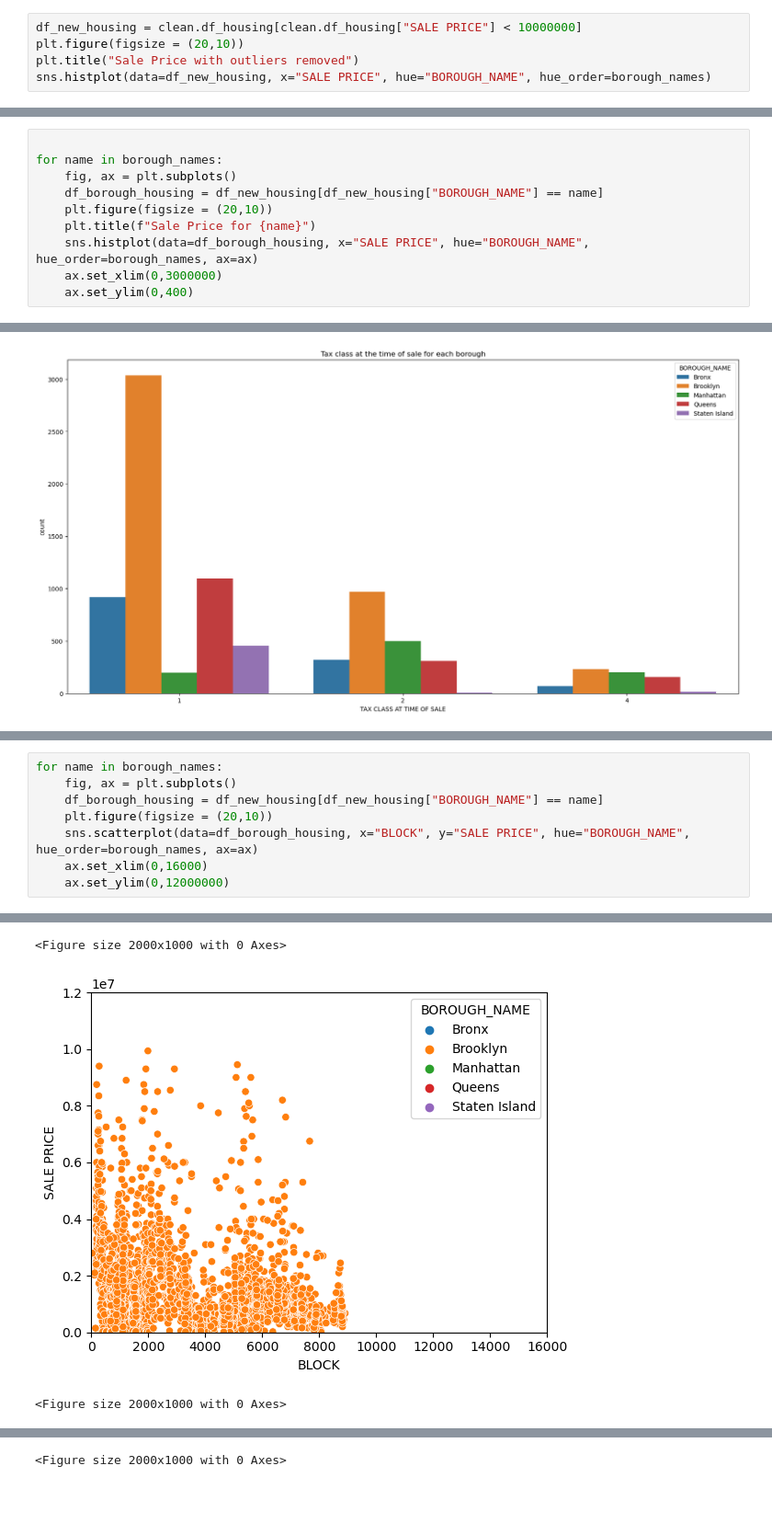
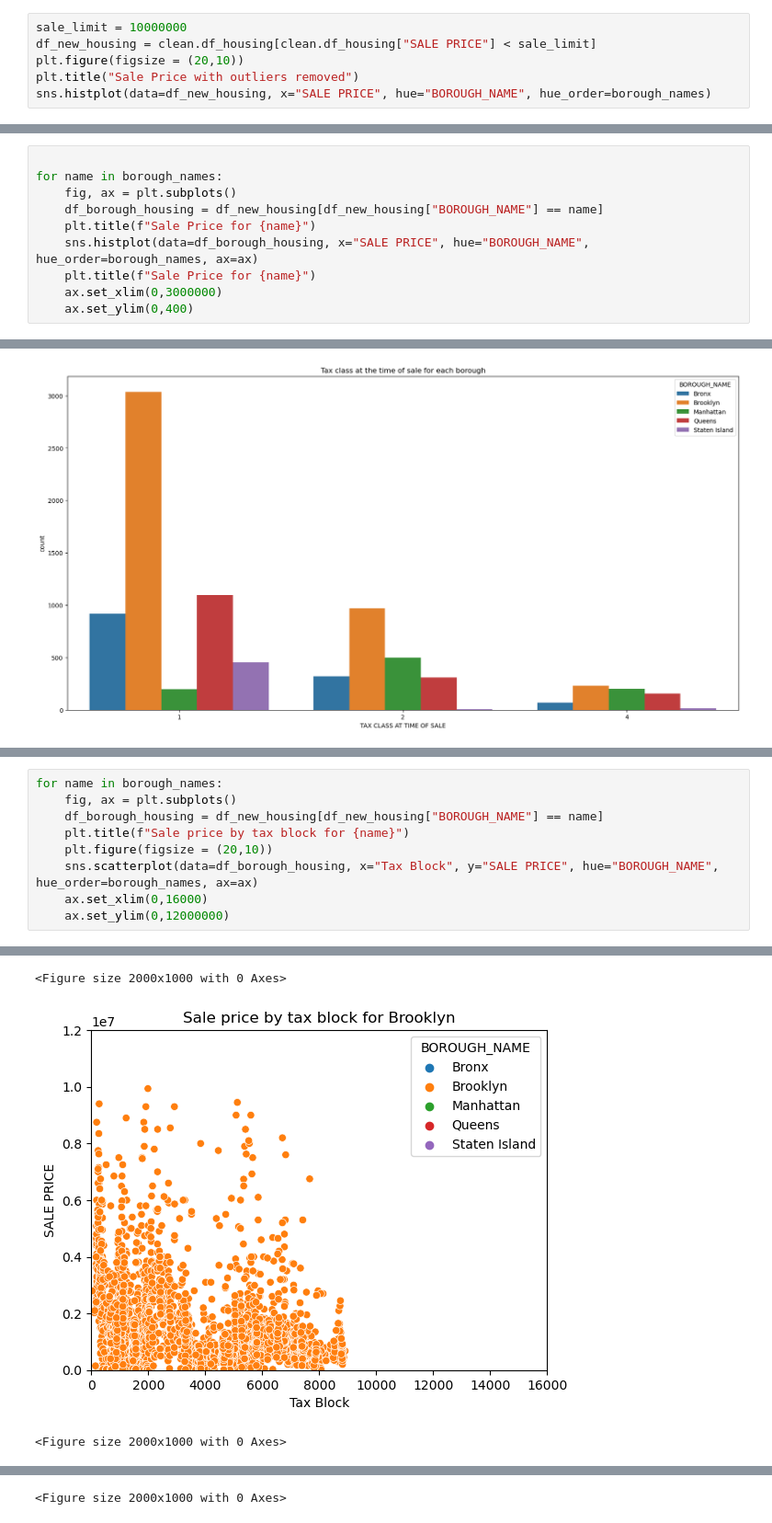
Before and after one commit to arame/MagnimindTask1, a Jupyter notebook: Task1_eda.ipynb, the cells around one changed output, grey strips where cells are left out. Shown at 92% size. Saved outputs shown, nothing was run; the diff lists cells and outputs as text; blank space fills up the shorter version.

```diff
--- a/Task1_eda.ipynb
+++ b/Task1_eda.ipynb
@@ -109,7 +132,8 @@ It is hard to see the distribution of Sales Prices because of the effect of the
 on the scaling of the chart.
 Here the exercise is repeated with the outliers removed.
 # %%
-df_new_housing = clean.df_housing[clean.df_housing["SALE PRICE"] < 10000000]
+sale_limit = 10000000
+df_new_housing = clean.df_housing[clean.df_housing["SALE PRICE"] < sale_limit]
 plt.figure(figsize = (20,10))
 plt.title("Sale Price with outliers removed")
 sns.histplot(data=df_new_housing, x="SALE PRICE", hue="BOROUGH_NAME", hue_order=borough_names)
@@ -121,9 +148,9 @@ sns.histplot(data=df_new_housing, x="SALE PRICE", hue="BOROUGH_NAME", hue_order=
 for name in borough_names:
     fig, ax = plt.subplots()
     df_borough_housing = df_new_housing[df_new_housing["BOROUGH_NAME"] == name]
-    plt.figure(figsize = (20,10))
     plt.title(f"Sale Price for {name}")
     sns.histplot(data=df_borough_housing, x="SALE PRICE", hue="BOROUGH_NAME", hue_order=borough_names, ax=ax)
+    plt.title(f"Sale Price for {name}")
     ax.set_xlim(0,3000000)
     ax.set_ylim(0,400)
 # %% [output]
@@ -156,8 +242,9 @@ sns.scatterplot(data=clean.df_housing, x="BLOCK", y="SALE PRICE", hue="BOROUGH_N
 for name in borough_names:
     fig, ax = plt.subplots()
     df_borough_housing = df_new_housing[df_new_housing["BOROUGH_NAME"] == name]
+    plt.title(f"Sale price by tax block for {name}")
     plt.figure(figsize = (20,10))
-    sns.scatterplot(data=df_borough_housing, x="BLOCK", y="SALE PRICE", hue="BOROUGH_NAME", hue_order=borough_names, ax=ax)
+    sns.scatterplot(data=df_borough_housing, x="Tax Block", y="SALE PRICE", hue="BOROUGH_NAME", hue_order=borough_names, ax=ax)
     ax.set_xlim(0,16000)
     ax.set_ylim(0,12000000)
 # %% [output]
@@ -165,3 +252,3 @@ for name in borough_names:
 <Figure size 2000x1000 with 0 Axes>
-[figure, old version]
+[figure, new version]
 <Figure size 2000x1000 with 0 Axes>
```
Also changed, not shown: parts of 30 cells of this notebook, 6 other files.
